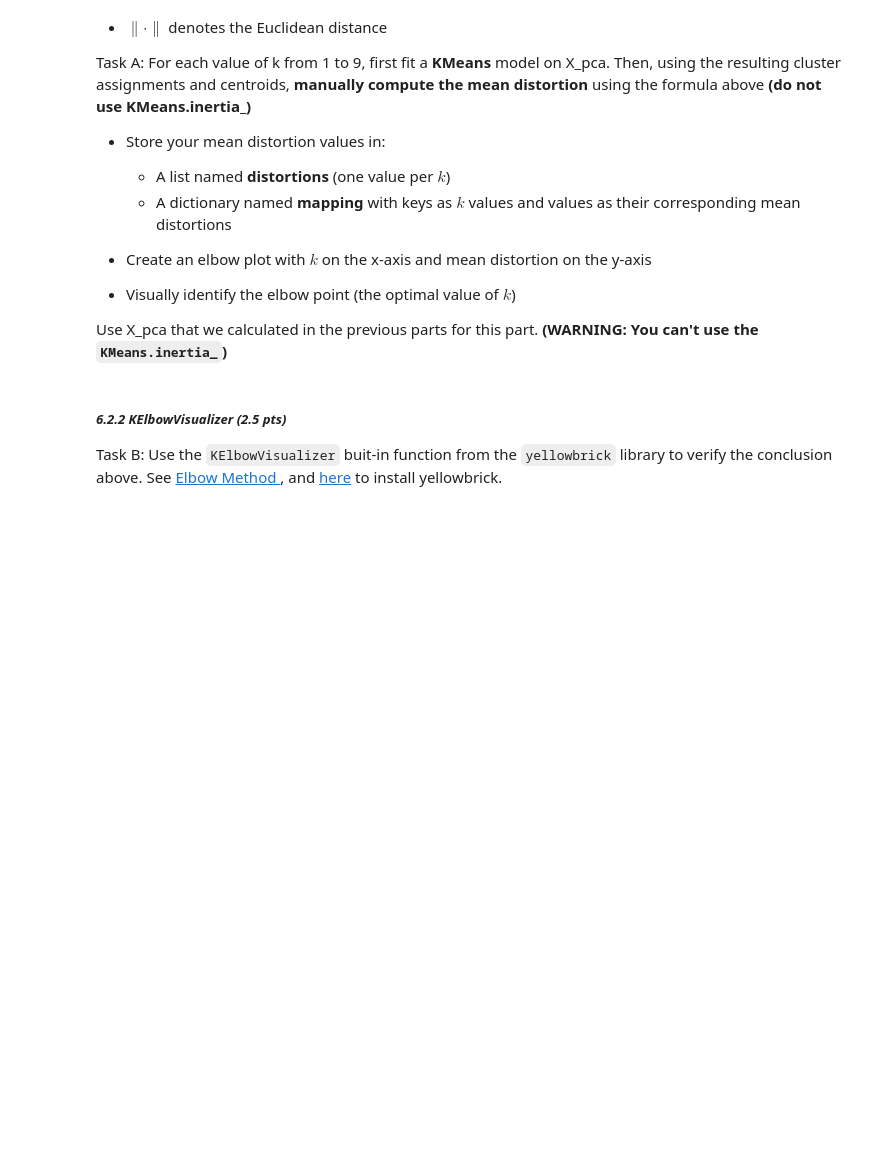
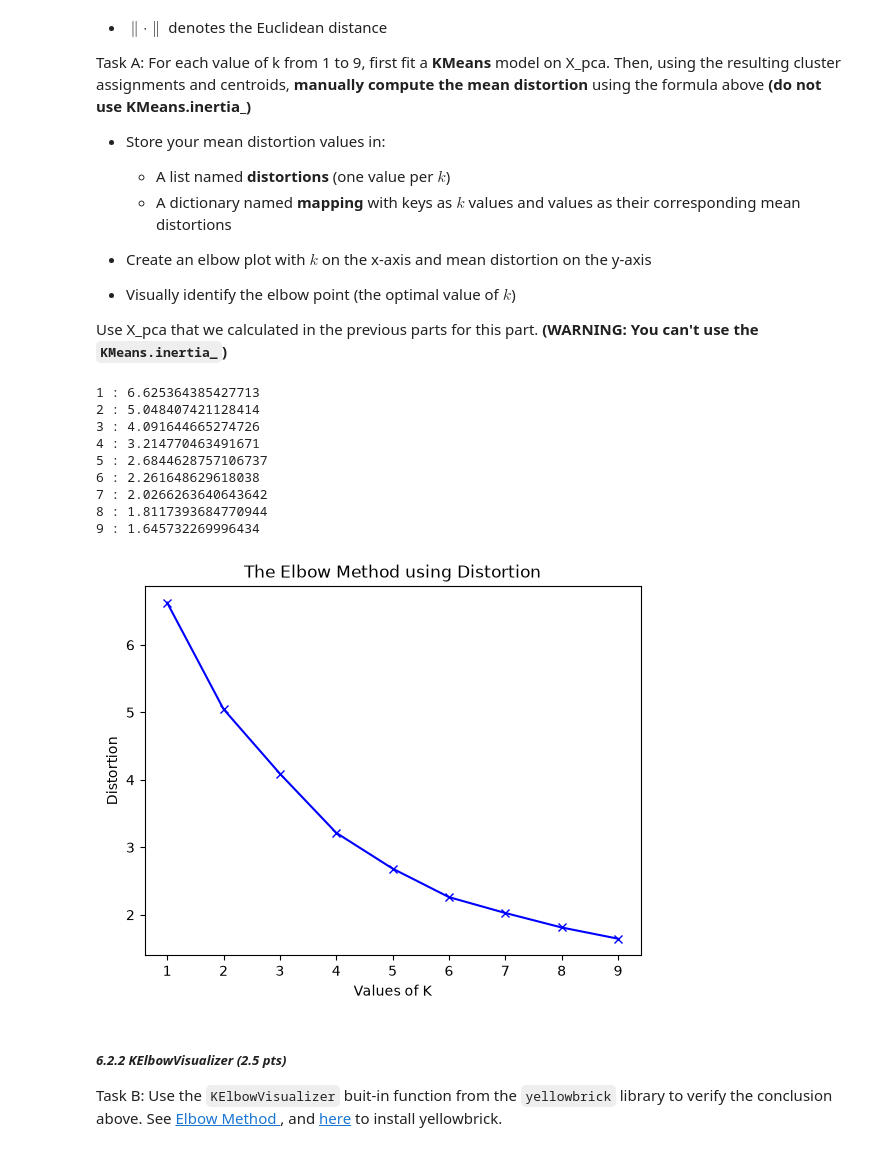
Before and after one commit to lukeadjei/CMSC320_HW1_sec0201_Git, a Jupyter notebook: HW4 - ML Classification and Clustering/CMSC320_HW4_Fall 2026_ML_Classifiers_Clustering.ipynb, the cells around one changed output. Cells and saved outputs as stored; diff of their text form; code cells hidden in the pictures; blank space fills up the shorter version.

```diff
--- a/HW4 - ML Classification and Clustering/CMSC320_HW4_Fall 2026_ML_Classifiers_Clustering.ipynb
+++ b/HW4 - ML Classification and Clustering/CMSC320_HW4_Fall 2026_ML_Classifiers_Clustering.ipynb
@@ -556,23 +656,38 @@ Use X_pca that we calculated in the previous parts for this part.
 # %%
 distortions = []
 K = range(1, 10)
 mapping = {}
 for k in K:
 # ANSWER STARTING HERE
-
+    kmeans = KMeans(n_clusters=k, random_state=seed, n_init=10).fit(X_pca)
+    distances = cdist(X_pca, kmeans.cluster_centers_, 'euclidean')
+    distortion = np.sum(np.min(distances, axis=1) ** 2) / X_pca.shape[0]
+    distortions.append(distortion)
+    mapping[k] = distortion
 
 
 # ANSWER ENDS HERE
 
 for key, val in mapping.items():
     print(f'{key} : {val}')
 
 
 plt.plot(K, distortions, 'bx-')
 plt.xlabel('Values of K')
 plt.ylabel('Distortion')
 plt.title('The Elbow Method using Distortion')
 plt.show()
+# %% [output]
+1 : 6.625364385427713
+2 : 5.048407421128414
+3 : 4.091644665274726
+4 : 3.214770463491671
+5 : 2.6844628757106737
+6 : 2.261648629618038
+7 : 2.0266263640643642
+8 : 1.8117393684770944
+9 : 1.645732269996434
+[figure, added]
 # %% [markdown]
 ##### ***6.2.2 KElbowVisualizer (2.5 pts)***
 Task B: Use the `KElbowVisualizer` buit-in function from the `yellowbrick` library to verify the conclusion above. See [Elbow Method
```
Also changed, not shown: parts of 26 cells of this notebook.
